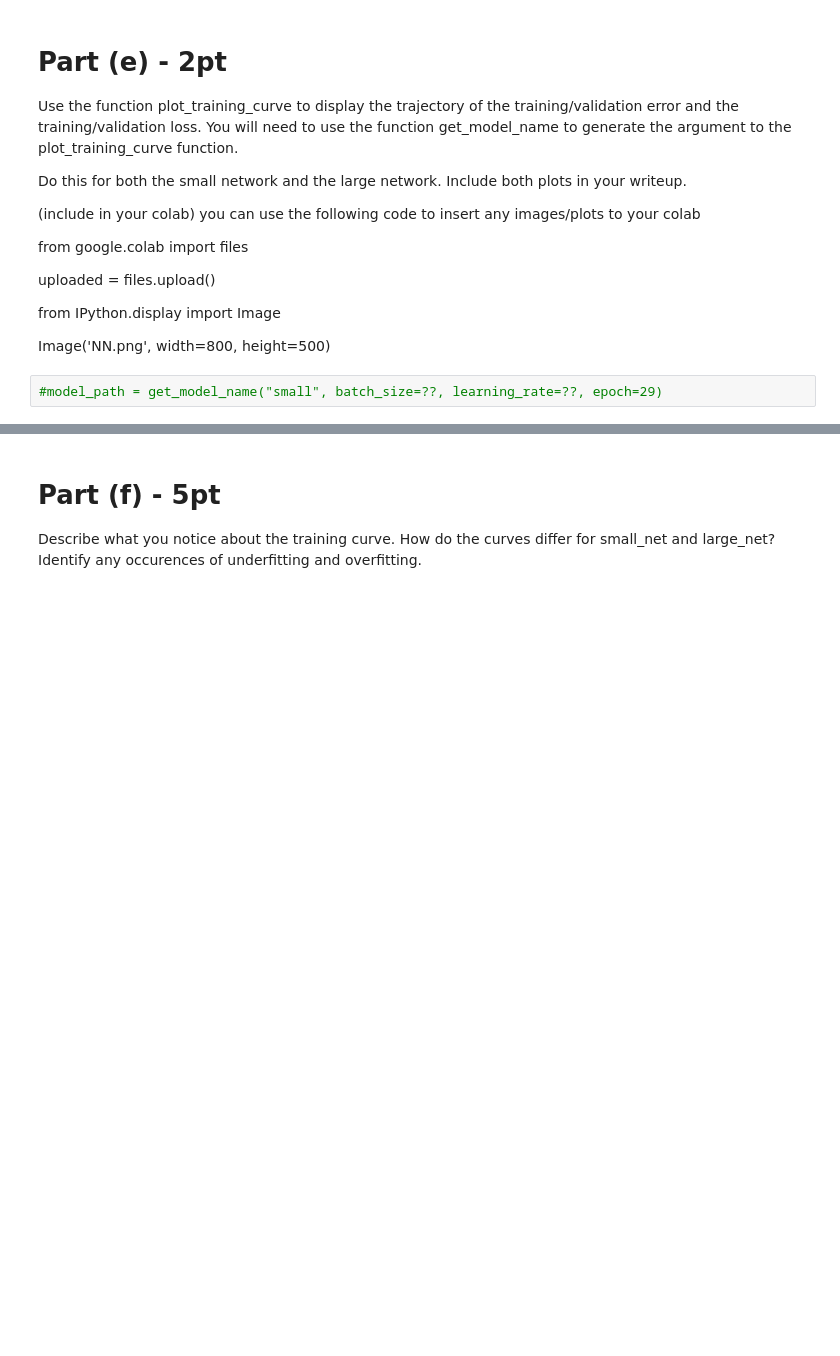
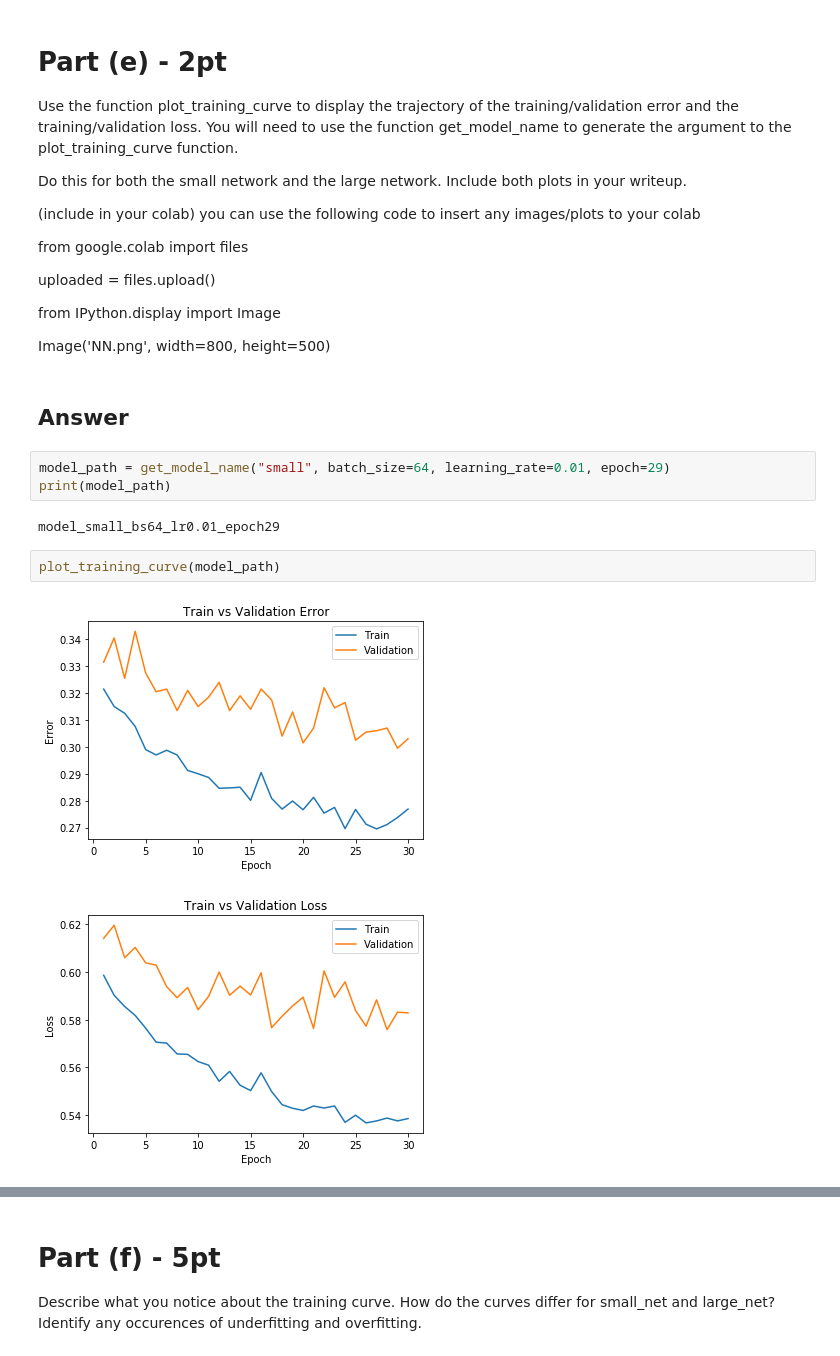
Before and after one commit to faisal3325/cnn, a Jupyter notebook: Project2.ipynb, the cells around one changed output, grey strips where cells are left out. Cells and saved outputs as stored; diff of their text form; blank space fills up the shorter version.

```diff
--- a/Project2.ipynb
+++ b/Project2.ipynb
@@ -691,5 +692,15 @@ uploaded = files.upload()
 from IPython.display import Image
 
 Image('NN.png',  width=800, height=500)
+# %% [markdown]
+## **Answer**
 # %%
-#model_path = get_model_name("small", batch_size=??, learning_rate=??, epoch=29)
+model_path = get_model_name("small", batch_size=64, learning_rate=0.01, epoch=29)
+print(model_path)
+# %% [output]
+model_small_bs64_lr0.01_epoch29
+# %%
+plot_training_curve(model_path)
+# %% [output]
+[figure, added]
+[figure, added]
```
Also changed, not shown: parts of 38 cells of this notebook.
